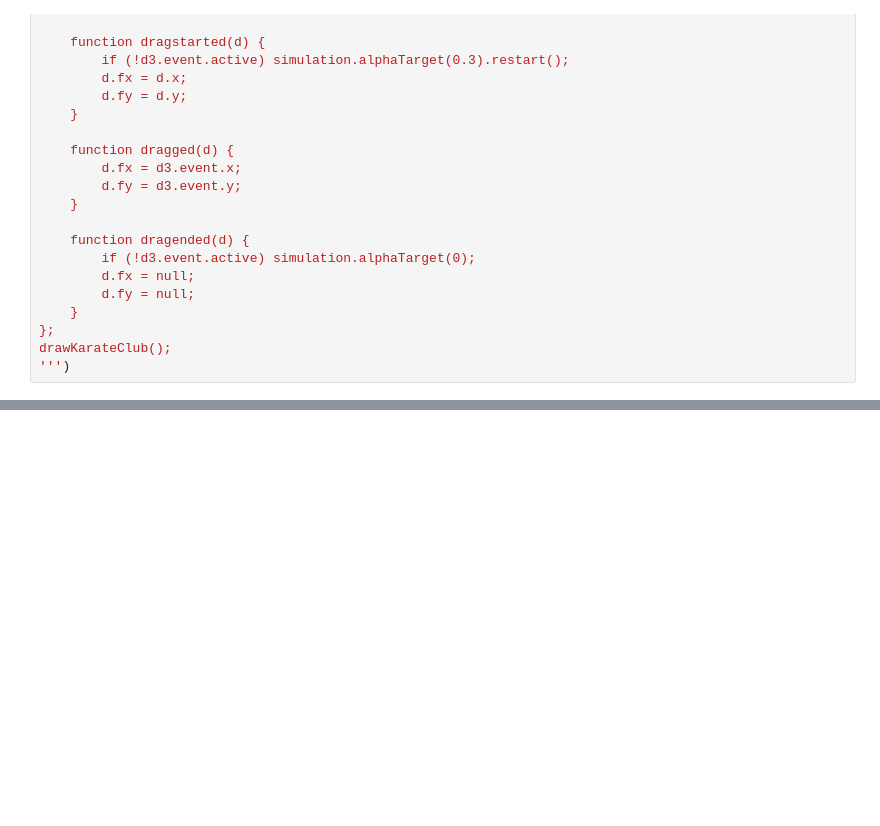
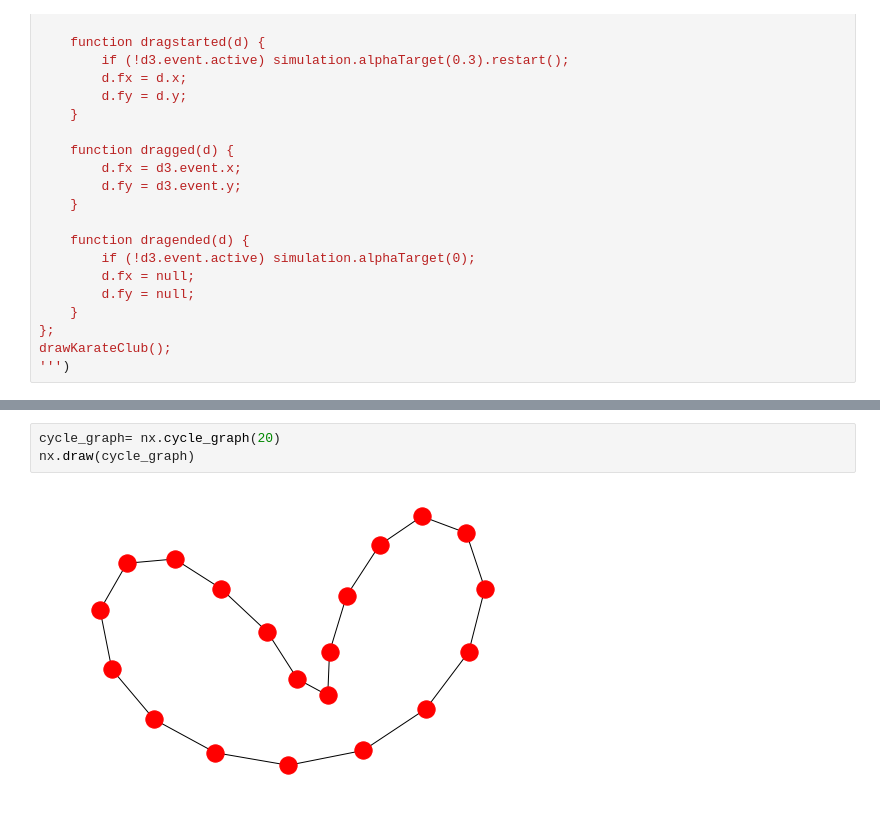
Before and after one commit to szymanskim/networkx-library-workshop, a Jupyter notebook: notebooks/NetworkX_Live.ipynb, the cells around one changed output, grey strips where cells are left out. Cells and saved outputs as stored; diff of their text form; blank space fills up the shorter version.

```diff
--- a/notebooks/NetworkX_Live.ipynb
+++ b/notebooks/NetworkX_Live.ipynb
@@ -432,0 +452,5 @@ display(html)
+# %%
+cycle_graph= nx.cycle_graph(20)
+nx.draw(cycle_graph)
+# %% [output]
+[figure, added]
```
Also changed, not shown: parts of 23 cells of this notebook.
